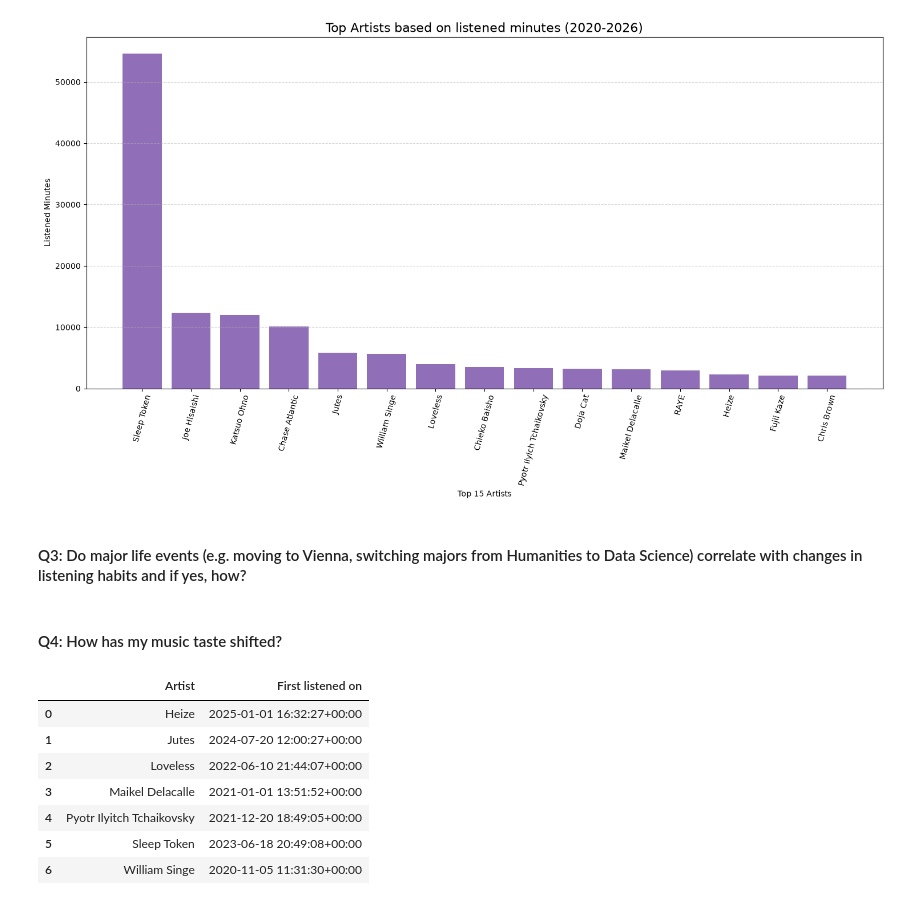
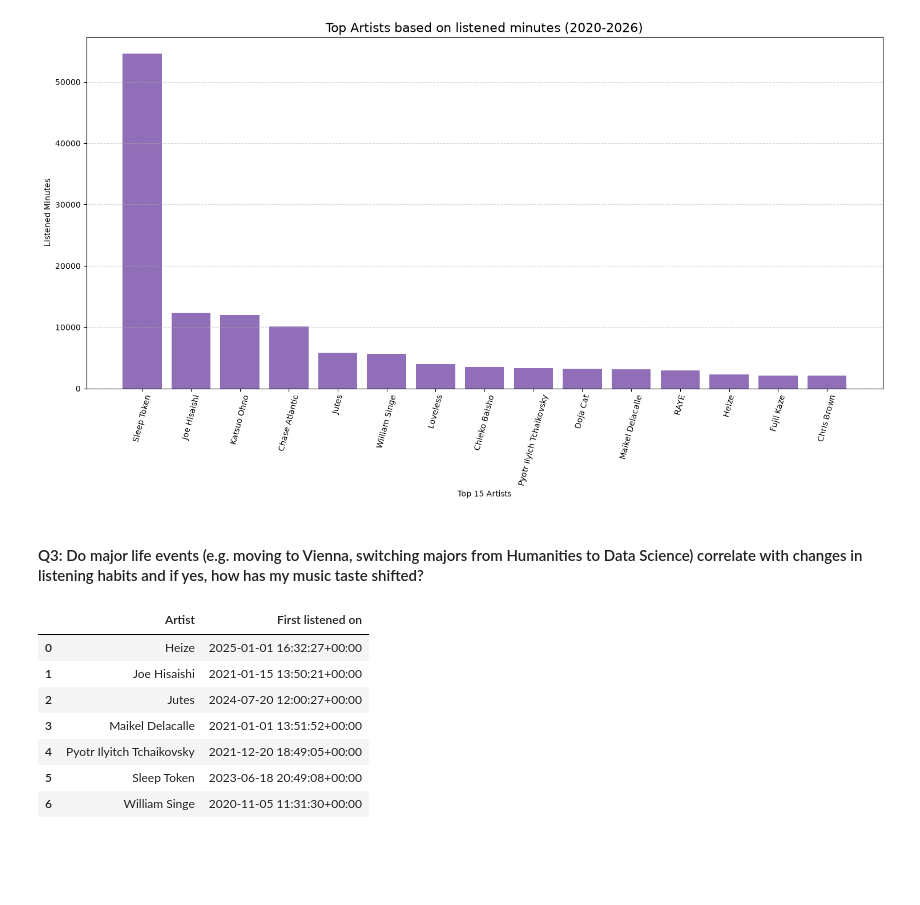
Before and after one commit to alyssa-leuschner/spotify-data-analysis, a Jupyter notebook: spotify_data_analysis.ipynb, the cells around one changed output. Drawn from its saved outputs; the diff is of its cells as text; code cells hidden in the pictures; blank space fills up the shorter version.

Commit message:
Add artist and genre analysis
- analysed the frequency of listened artists and genres
- identified correlation between different genres
- standardised plot styling and visualisation colours

```diff
--- a/spotify_data_analysis.ipynb
+++ b/spotify_data_analysis.ipynb
@@ -218,35 +205,31 @@ plt.show()
 # %% [output]
 [figure]
 # %% [markdown]
-#### Q3: Do major life events (e.g. moving to Vienna, switching majors from Humanities to Data Science) correlate with changes in listening habits and if yes, how?
+#### Q3: Do major life events (e.g. moving to Vienna, switching majors from Humanities to Data Science) correlate with changes in listening habits and if yes, how has my music taste shifted?
-# %% [markdown]
-#### Q4: How has my music taste shifted?
 # %%
 # Define seven selected artists and the first time they were listened to (with timestamps)
-
 ft_sleep_token = cleaned_data[cleaned_data["artist"] == "Sleep Token"]["ts"].min()
 ft_jutes = cleaned_data[cleaned_data["artist"] == "Jutes"]["ts"].min()
 ft_singe = cleaned_data[cleaned_data["artist"] == "William Singe"]["ts"].min()
 ft_tchaikovsky = cleaned_data[cleaned_data["artist"] == "Pyotr Ilyich Tchaikovsky"]["ts"].min()
 ft_delacalle = cleaned_data[cleaned_data["artist"] == "Maikel Delacalle"]["ts"].min()
-ft_loveless = cleaned_data[cleaned_data["artist"] == "Loveless"]["ts"].min()
 ft_heize = cleaned_data[cleaned_data["artist"] == "Heize"]["ts"].min()
+ft_hisaishi = cleaned_data[cleaned_data["artist"] == "Joe Hisaishi"]["ts"].min()
 # %%
 # Create a dictionary which combines artist and the first time they were listened to
-
 artist_data = {
-    'Artist': ["Sleep Token", "Jutes", "William Singe", "Pyotr Ilyitch Tchaikovsky", "Maikel Delacalle", "Loveless", "Heize"],
-    'First listened on': [ft_sleep_token, ft_jutes, ft_singe, ft_tchaikovsky, ft_delacalle, ft_loveless, ft_heize]
+    'Artist': ["Sleep Token", "Jutes", "William Singe", "Pyotr Ilyitch Tchaikovsky", "Maikel Delacalle", "Heize", "Joe Hisaishi"],
+    'First listened on': [ft_sleep_token, ft_jutes, ft_singe, ft_tchaikovsky, ft_delacalle, ft_heize, ft_hisaishi]
 }
 
 # Creata a data frame
-
-pd.DataFrame(artist_data).sort_values(by= "Artist").reset_index(drop= True)
+artist_data = pd.DataFrame(artist_data).sort_values(by= "Artist").reset_index(drop= True)
+artist_data
 # %% [output]
 |  | Artist | First listened on |
 | 0 | Heize | 2025-01-01 16:32:27+00:00 |
-| 1 | Jutes | 2024-07-20 12:00:27+00:00 |
-| 2 | Loveless | 2022-06-10 21:44:07+00:00 |
+| 1 | Joe Hisaishi | 2021-01-15 13:50:21+00:00 |
+| 2 | Jutes | 2024-07-20 12:00:27+00:00 |
 | 3 | Maikel Delacalle | 2021-01-01 13:51:52+00:00 |
 | 4 | Pyotr Ilyitch Tchaikovsky | 2021-12-20 18:49:05+00:00 |
 | 5 | Sleep Token | 2023-06-18 20:49:08+00:00 |
```
Also changed, not shown: parts of 24 cells of this notebook.
